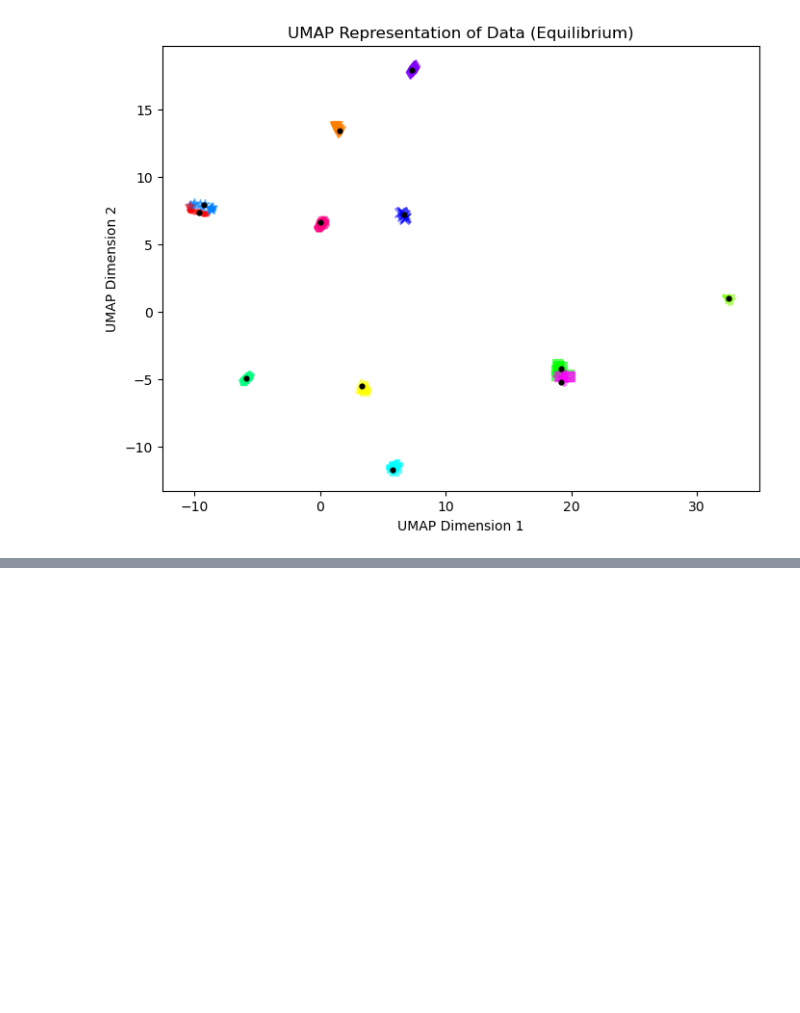
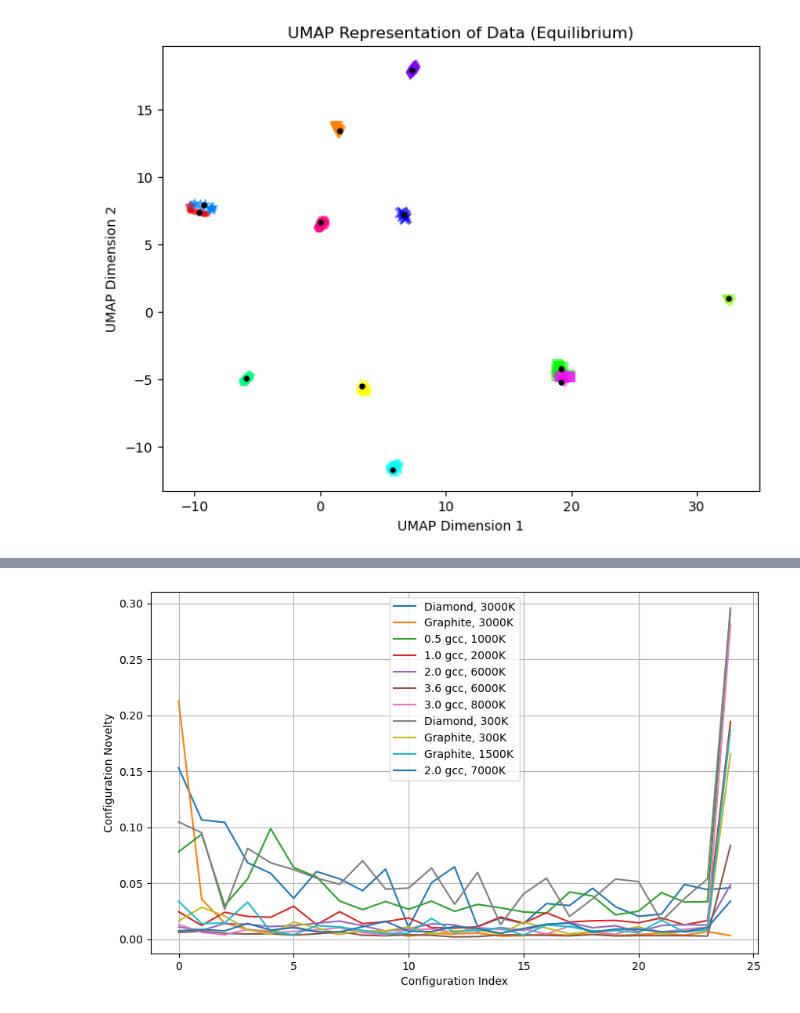
Before and after one commit to laubachb/chimes_CGD-myLLFork, a Jupyter notebook: dissimilarity_clustering/data_clustering.ipynb, the cells around one changed output, grey strips where cells are left out. Drawn from its saved outputs; the diff is of its cells as text; code cells hidden in the pictures; blank space fills up the shorter version.

Commit message:
Added configuration novelty analysis

```diff
--- a/dissimilarity_clustering/data_clustering.ipynb
+++ b/dissimilarity_clustering/data_clustering.ipynb
@@ -493,0 +494,56 @@ Accuracy: 0.9033333333333333
+# %%
+from scipy.spatial.distance import cdist
+import numpy as np
+
+# Initialize an empty list to store distances
+all_distances = []
+
+# Define the increment values
+sp_increment = 25
+avg_sp_increment = 1
+
+# Define the maximum indices for iteration
+max_sp_index = 300
+max_avg_sp_index = 11
+
+# Loop to iterate over the rows incrementally
+for i in range(max_avg_sp_index):
+    # Define the range of rows for first_sp and first_avg_sp
+    sp_range = slice(i * sp_increment, (i + 1) * sp_increment)
+    avg_sp_range = slice(i, i + avg_sp_increment)
+
+    # Extract the corresponding rows from all_df and avg_df
+    sp_data = all_df[sp_range]
+    avg_sp_data = avg_df[avg_sp_range]
+
+    # Compute distances using cdist
+    distances = cdist(sp_data[:], avg_sp_data)
+
+    # Append distances to the list
+    all_distances.append(distances)
+
+    # Break the loop if distances_12 is reached
+    if len(all_distances) == 12:
+        break
+
+# Convert the list of distances to numpy array
+distances_12 = np.array(all_distances)
+
+# Plot all distances
+plt.figure(figsize=(10, 6))  # Adjust figure size if needed
+
+# Iterate through all_distances and plot each set of distances
+for i, distances in enumerate(all_distances, start=1):
+    label = sp_labels[i - 1]  # Get the label from the sp_labels dictionary
+    plt.plot(distances, label=f'{label}')
+
+# Add labels and title
+plt.xlabel('Configuration Index')
+plt.ylabel('Configuration Novelty')
+plt.legend()
+plt.grid(True)
+
+# Show the plot
+plt.show()
+# %% [output]
+[figure, added]
```
Also changed, not shown: parts of 1 cell of this notebook.
